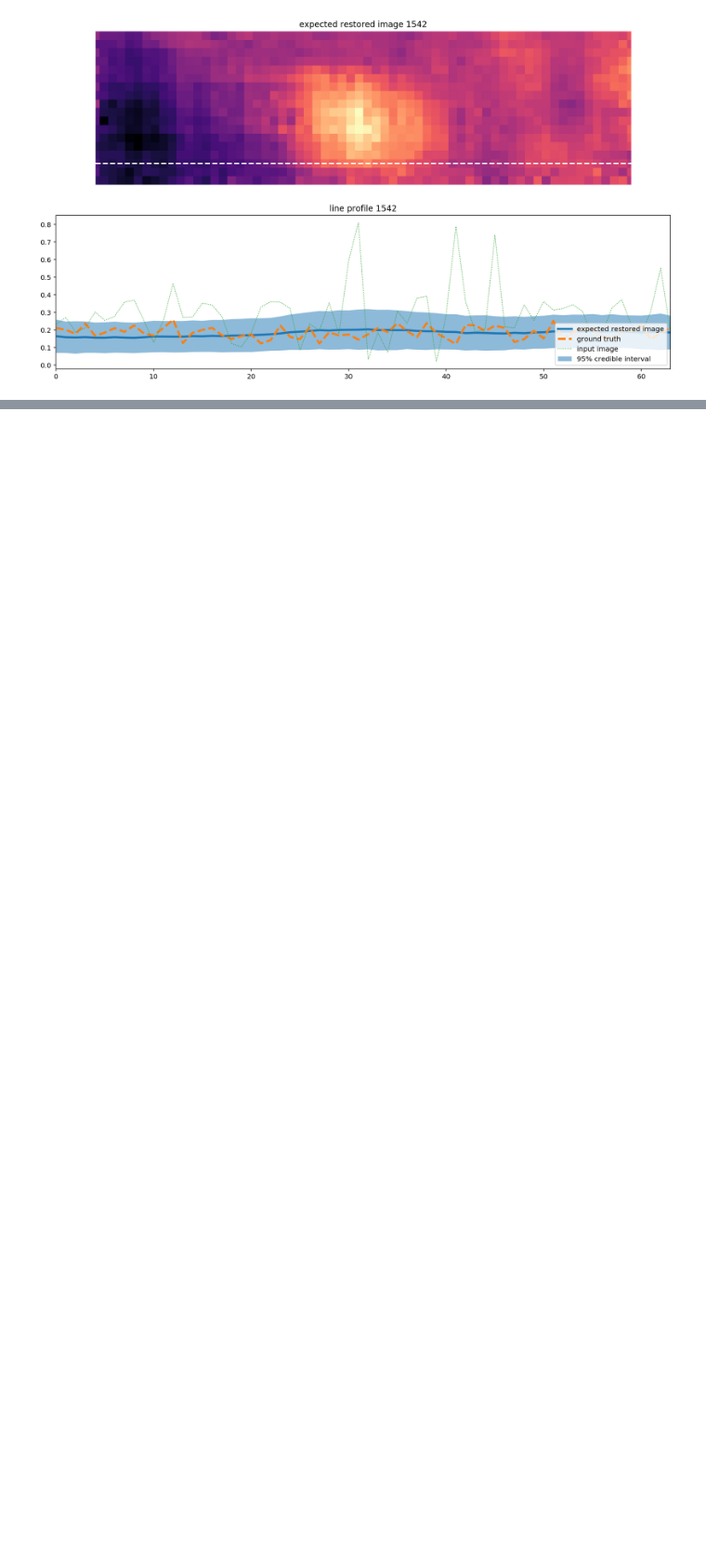
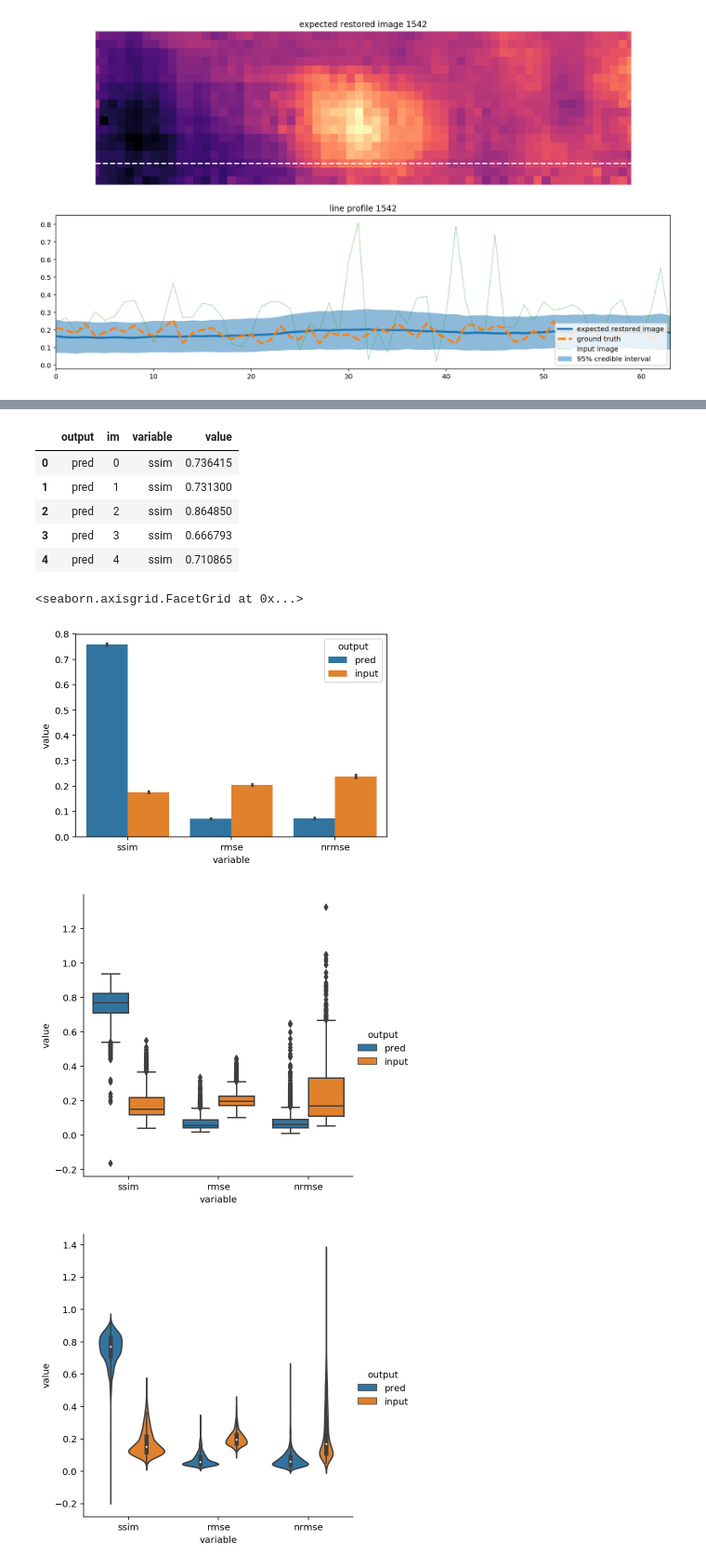
Before and after one commit to ksr987/COMP551-MP4, a Jupyter notebook: denoising/2_prediction.ipynb, the cells around one changed output, grey strips where cells are left out. Shown at 93% size. Drawn from its saved outputs; the diff is of its cells as text; code cells hidden in the pictures; blank space fills up the shorter version.

```diff
--- a/denoising/2_prediction.ipynb
+++ b/denoising/2_prediction.ipynb
@@ -99,0 +232,57 @@ Loading network weights from 'weights_best.h5'.
+# %%
+m = '2019-04-01-planaria-1'
+X, Y, model = util.load_data_and_model(
+    'data/Denoising_Planaria/train_data/data_label.npz', m)
+
+d_pred = {'ssim':[], 'rmse': [], 'nrmse': []}
+d_input = {'ssim':[], 'rmse': [], 'nrmse': []}
+for ix in range(len(Y)):
+    restored = util.get_prediction(model, X, ix)
+
+    # x,y are float32, restored im is float64
+    x = np.array(X[ix,...,0], dtype='float64')
+    y = np.array(Y[ix,...,0], dtype='float64')
+    pred = restored.mean()
+
+    d_pred['ssim'].append(ssim(y, pred))
+    d_input['ssim'].append(ssim(y, x))
+
+    d_pred['rmse'].append(util.rmse_3d(y, pred))
+    d_input['rmse'].append(util.rmse_3d(y, x))
+
+    d_pred['nrmse'].append(util.nrmse_3d(y, pred))
+    d_input['nrmse'].append(util.nrmse_3d(y, x))
+
+
+print('SSIM\ninput:', np.mean(d_input['ssim']), 'pred:', np.mean(d_pred['ssim']))
+print('RMSE\ninput:', np.mean(d_input['rmse']), 'pred:', np.mean(d_pred['rmse']))
+print('NRMSE\ninput:', np.mean(d_input['nrmse']), 'pred:', np.mean(d_pred['nrmse']))
+
+_d = {'pred':d_pred, 'input':d_input}
+
+df_ls = []
+for k, v in _d.items():
+    df = pd.DataFrame(v)
+
+    df['im'] = range(len(df))
+    df['output'] = [k for i in range(len(df))]
+
+    df_ls.append(df)
+
+df_ls = (x for x in df_ls)
+df = pd.concat(df_ls)
+df = pd.melt(df, id_vars=['output', 'im'])
+
+sns.barplot(x='variable', y='value', hue='output', data=df)
+display(df.head())
+
+sns.catplot(x='variable', y='value', hue='output', data=df,
+           kind='box')
+
+
+sns.catplot(x='variable', y='value', hue='output', data=df,
+           kind='violin')
+
+sns.catplot(x='variable', y='value', hue='output', data=df,
+           kind='bar')
+# %% [output]
@@ -99,0 +304,10 @@ Loading network weights from 'weights_best.h5'.
+|  | output | im | variable | value |
+| 0 | pred | 0 | ssim | 0.736415 |
+| 1 | pred | 1 | ssim | 0.731300 |
+| 2 | pred | 2 | ssim | 0.864850 |
+| 3 | pred | 3 | ssim | 0.666793 |
+| 4 | pred | 4 | ssim | 0.710865 |
+<seaborn.axisgrid.FacetGrid at 0x...>
+[figure, added]
+[figure, added]
+[figure, added]
```
Also changed, not shown: parts of 12 cells of this notebook, 6 other files.
